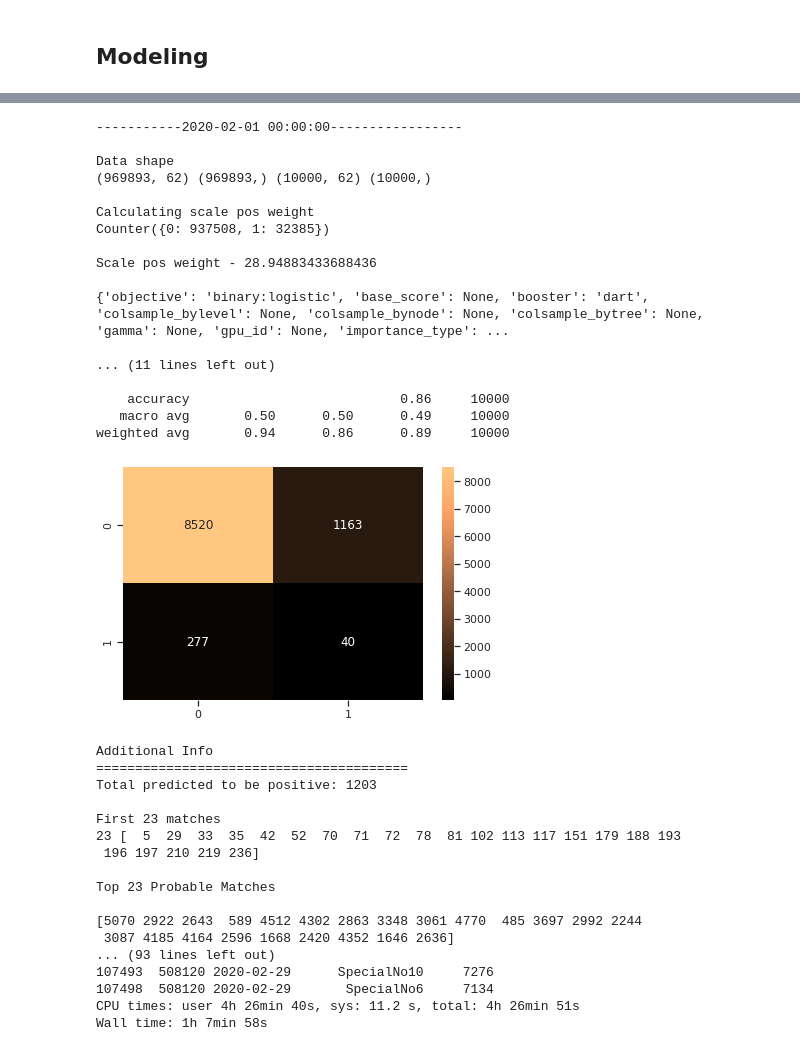
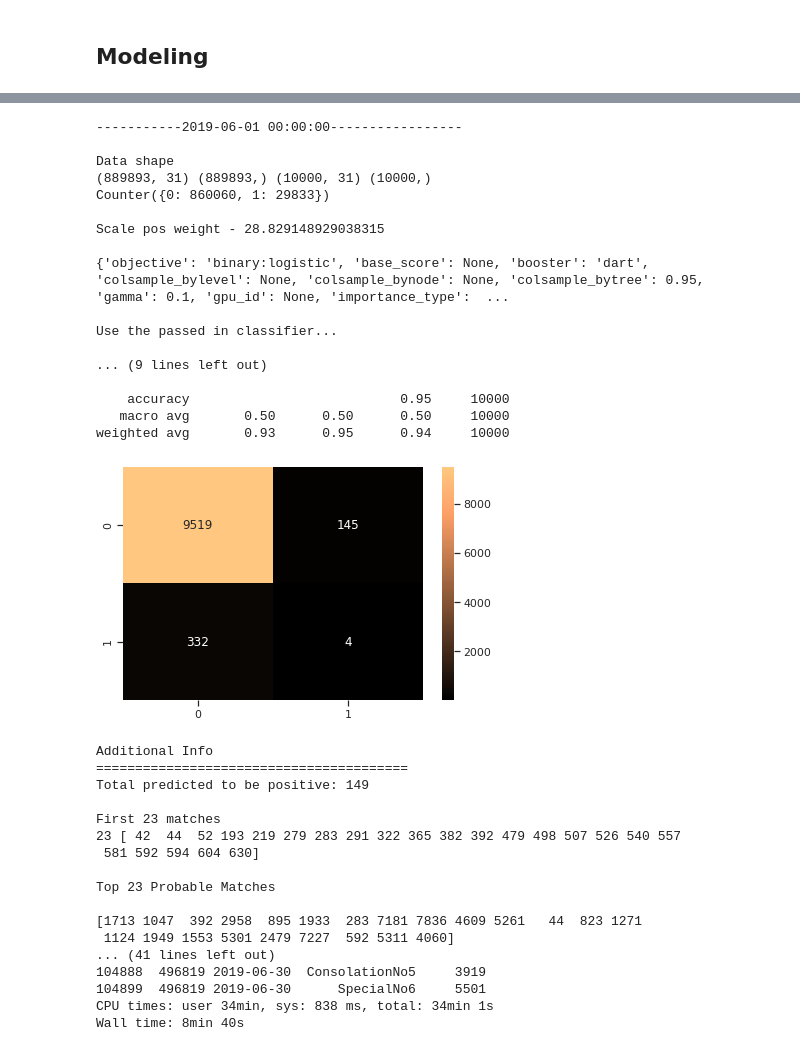
Before and after one commit to mengwangk/dl-projects, a Jupyter notebook: 04_09_auto_ml_6_temp.ipynb, the cells around one changed output, grey strips where cells are left out. Drawn from its saved outputs; the diff is of its cells as text; code cells hidden in the pictures.

```diff
--- a/04_09_auto_ml_6_temp.ipynb
+++ b/04_09_auto_ml_6_temp.ipynb
@@ -489,7 +552,6 @@ def model(dt, feature_matrix, file_prefix='data', estimators=300, depth=3):
     print(X_train.shape, y_train.shape, X_test.shape, y_test.shape)
 
     # Calculate hit ratio for xgboost classifier
-    print("\nCalculating scale pos weight")
     counter = Counter(y_train)
     print(Counter(y_train))
     scale_pos_weight = float(counter[0] / counter[1])
@@ -501,17 +563,17 @@ def model(dt, feature_matrix, file_prefix='data', estimators=300, depth=3):
                     n_jobs=4,
                     random_state=42,
                     objective='binary:logistic',
-                    #subsample=0.55,
+                    subsample=0.55,
                     n_estimators=estimators,
-                    #min_child_weight=1,
+                    min_child_weight=1,
                     max_depth=depth,
                     learning_rate=0.007,
-                    #gamma=0.1,
-                    #colsample_bytree=0.95,
-                    #tree_method='hist',
+                    gamma=0.1,
+                    colsample_bytree=0.95,
+                    tree_method='hist',
                     booster='dart',
-                    scale_pos_weight=scale_pos_weight,
-                    eval_metric='auc',
+                    scale_pos_weight=scale_pos_weight
+                    #eval_metric='auc',
                     #eval_set=eval_set,
                     #early_stopping_rounds=10
                     )
@@ -532,6 +594,6 @@ def model(dt, feature_matrix, file_prefix='data', estimators=300, depth=3):
 
     return ret_val
 # %%
-target_mth = pd.datetime(2020,2,1)
+target_mth = pd.datetime(2019,6,1)
 %time gen_train_test_set(target_mth, feature_matrix_selection, file_prefix='test')
 # %% [output]
@@ -552,43 +617,43 @@ Wall time: 9.92 s
 # %%
 #for (estimators, depth) in ((300,3), (500,6), (550,6), (600,6)):
-for (estimators, depth) in ((500,6),):
+for (estimators, depth) in ((300,3),):
   %time model(target_mth, feature_matrix_selection, file_prefix='test', estimators=estimators, depth=depth)
 # %% [output]
------------2020-02-01 00:00:00-----------------
+-----------2019-06-01 00:00:00-----------------
 
 Data shape
-(969893, 62) (969893,) (10000, 62) (10000,)
+(889893, 31) (889893,) (10000, 31) (10000,)
+Counter({0: 860060, 1: 29833})
 
-Calculating scale pos weight
-Counter({0: 937508, 1: 32385})
+Scale pos weight - 28.829148929038315
 
-Scale pos weight - 28.94883433688436
+{'objective': 'binary:logistic', 'base_score': None, 'booster': 'dart', 'colsample_bylevel': None, 'colsample_bynode': None, 'colsample_bytree': 0.95, 'gamma': 0.1, 'gpu_id': None, 'importance_type':  ...
 
-{'objective': 'binary:logistic', 'base_score': None, 'booster': 'dart', 'colsample_bylevel': None, 'colsample_bynode': None, 'colsample_bytree': None, 'gamma': None, 'gpu_id': None, 'importance_type': ...
+Use the passed in classifier...
 
-... (11 lines left out)
+... (9 lines left out)
 
-    accuracy                           0.86     10000
-   macro avg       0.50      0.50      0.49     10000
-weighted avg       0.94      0.86      0.89     10000
+    accuracy                           0.95     10000
+   macro avg       0.50      0.50      0.50     10000
+weighted avg       0.93      0.95      0.94     10000
-[figure, old version]
+[figure, new version]
 Additional Info
 ========================================
-Total predicted to be positive: 1203
+Total predicted to be positive: 149
 
 First 23 matches
-23 [  5  29  33  35  42  52  70  71  72  78  81 102 113 117 151 179 188 193
- 196 197 210 219 236]
+23 [ 42  44  52 193 219 279 283 291 322 365 382 392 479 498 507 526 540 557
+ 581 592 594 604 630]
 
 Top 23 Probable Matches
 
-[5070 2922 2643  589 4512 4302 2863 3348 3061 4770  485 3697 2992 2244
- 3087 4185 4164 2596 1668 2420 4352 1646 2636]
-... (93 lines left out)
-107493  508120 2020-02-29      SpecialNo10     7276
-107498  508120 2020-02-29       SpecialNo6     7134
-CPU times: user 4h 26min 40s, sys: 11.2 s, total: 4h 26min 51s
-Wall time: 1h 7min 58s
+[1713 1047  392 2958  895 1933  283 7181 7836 4609 5261   44  823 1271
+ 1124 1949 1553 5301 2479 7227  592 5311 4060]
+... (41 lines left out)
+104888  496819 2019-06-30  ConsolationNo5     3919
+104899  496819 2019-06-30      SpecialNo6     5501
+CPU times: user 34min, sys: 838 ms, total: 34min 1s
+Wall time: 8min 40s
 # %%
 # Classification metrics optimization?
 
```
Also changed, not shown: parts of 7 cells of this notebook.
